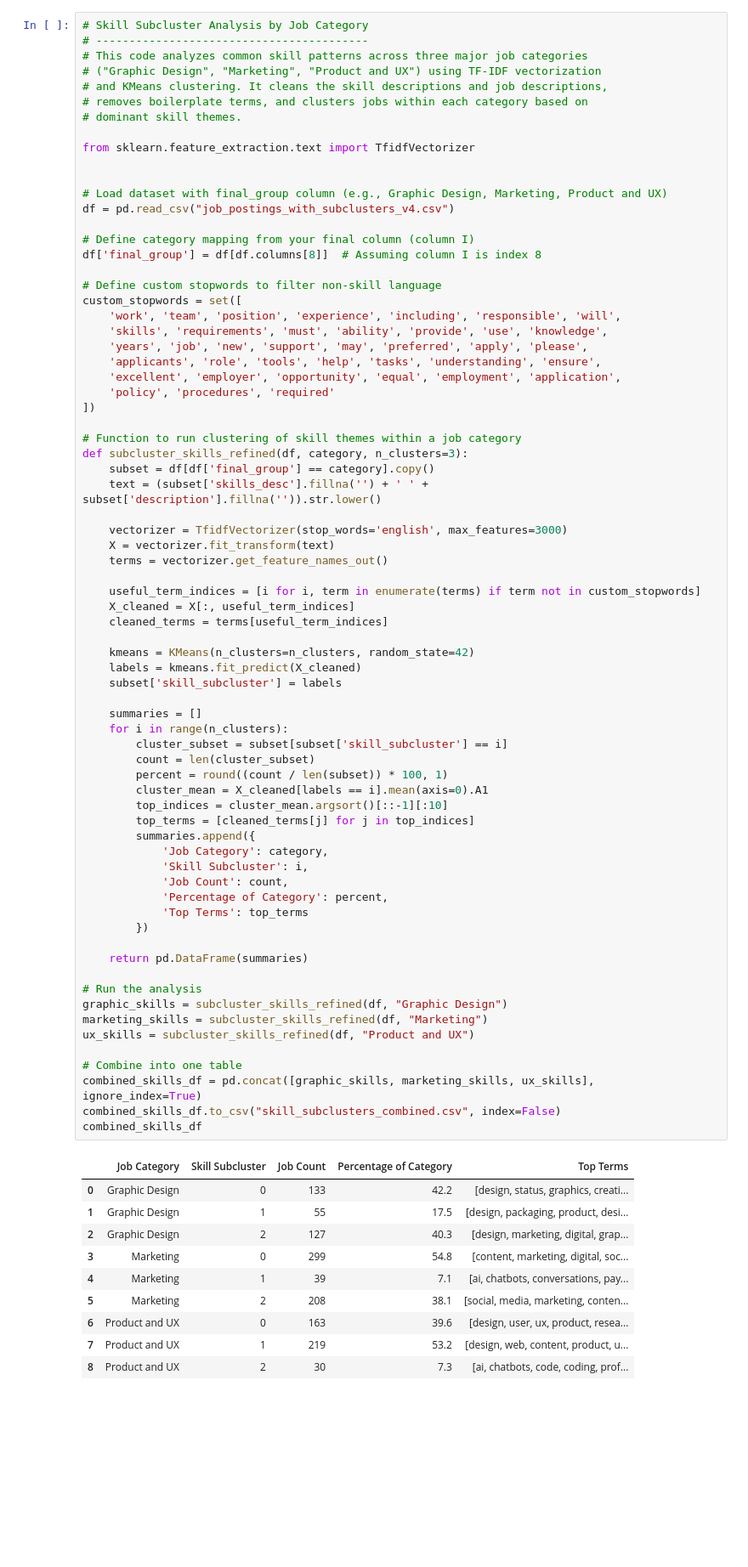
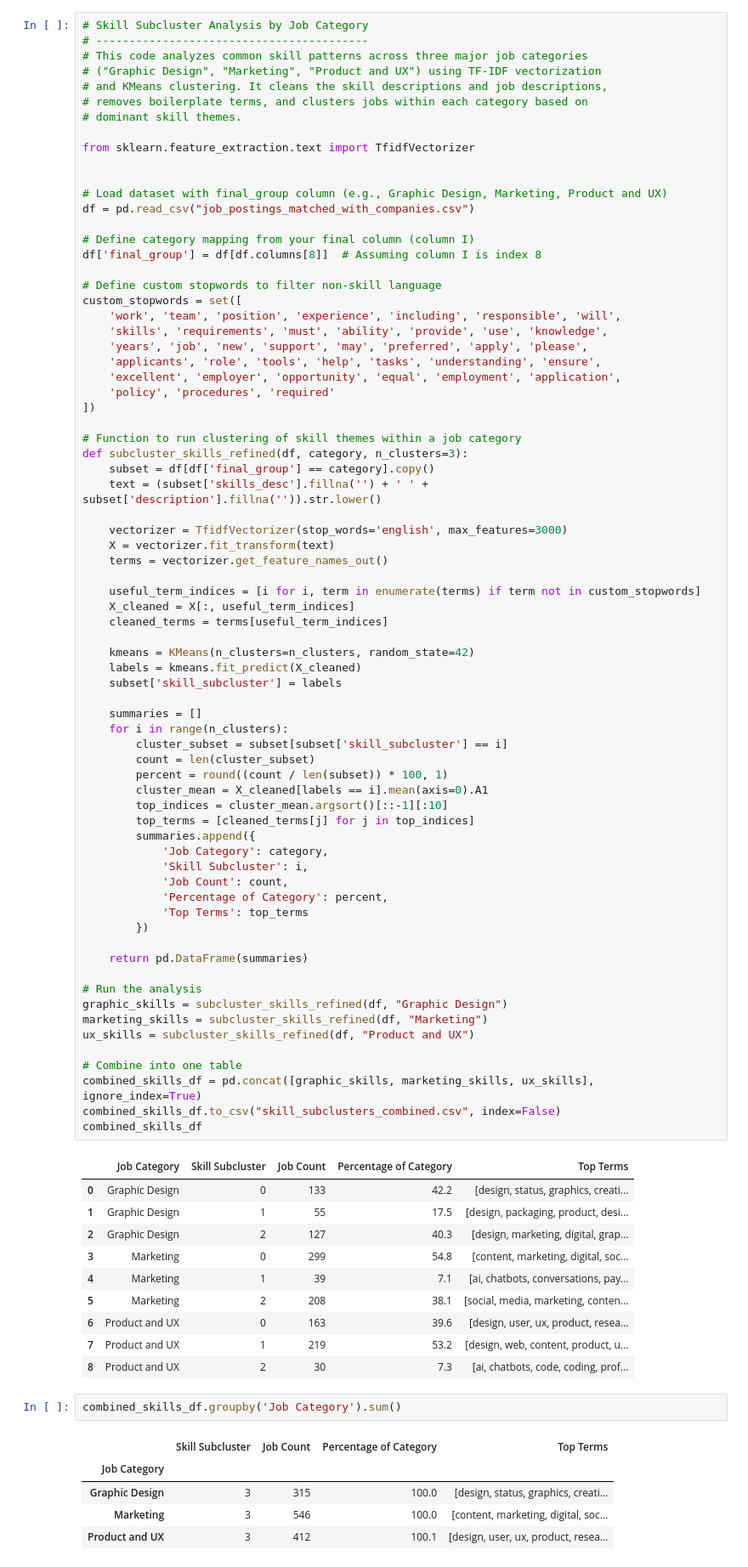
Before and after one commit to nmuffet/lede-design-position-analysis, a Jupyter notebook: data/gd-mu-job-analysis.ipynb, the cells around one changed output. Shown at 85% size. Cells and saved outputs as stored; diff of their text form; blank space fills up the shorter version.

```diff
--- a/data/gd-mu-job-analysis.ipynb
+++ b/data/gd-mu-job-analysis.ipynb
@@ -263,7 +263,7 @@ from sklearn.feature_extraction.text import TfidfVectorizer
 
 
 # Load dataset with final_group column (e.g., Graphic Design, Marketing, Product and UX)
-df = pd.read_csv("job_postings_with_subclusters_v4.csv")
+df = pd.read_csv("job_postings_matched_with_companies.csv")
 
 # Define category mapping from your final column (column I)
 df['final_group'] = df[df.columns[8]]  # Assuming column I is index 8
@@ -333,3 +333,11 @@ combined_skills_df
 | 6 | Product and UX | 0 | 163 | 39.6 | [design, user, ux, product, resea... |
 | 7 | Product and UX | 1 | 219 | 53.2 | [design, web, content, product, u... |
 | 8 | Product and UX | 2 | 30 | 7.3 | [ai, chatbots, code, coding, prof... |
+# %%
+combined_skills_df.groupby('Job Category').sum()
+# %% [output]
+|  | Skill Subcluster | Job Count | Percentage of Category | Top Terms |
+| Job Category |  |  |  |  |
+| Graphic Design | 3 | 315 | 100.0 | [design, status, graphics, creati... |
+| Marketing | 3 | 546 | 100.0 | [content, marketing, digital, soc... |
+| Product and UX | 3 | 412 | 100.1 | [design, user, ux, product, resea... |
```
Also changed, not shown: 55 other files.
